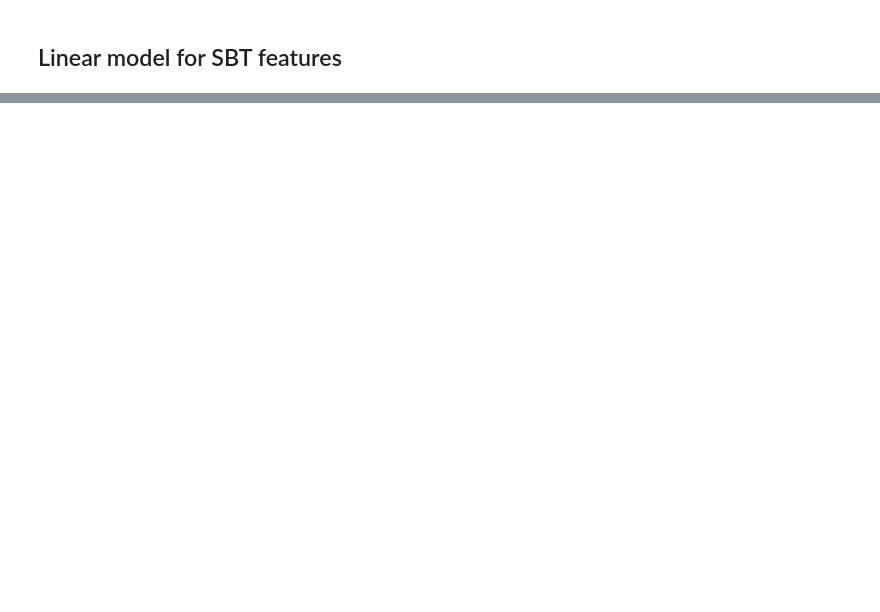
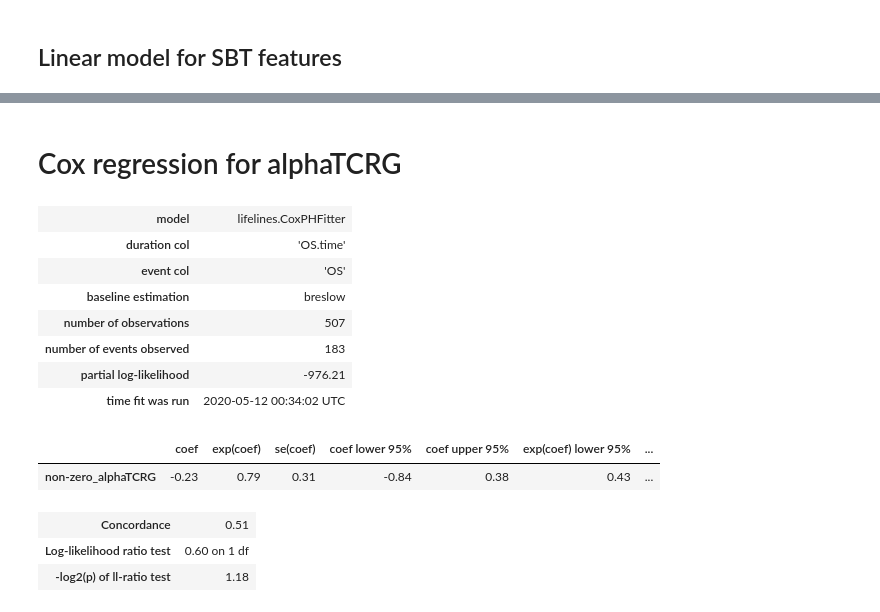
Before and after one commit to Mangul-Lab-USC/SBT_publication, a Jupyter notebook: notebooks/TCGA-LUAD Analysis.ipynb, the cells around one changed output, grey strips where cells are left out. Saved outputs shown, nothing was run; the diff lists cells and outputs as text; code cells hidden in the pictures; blank space fills up the shorter version.

Commit message:
adding cox regression

```diff
--- a/notebooks/TCGA-LUAD Analysis.ipynb
+++ b/notebooks/TCGA-LUAD Analysis.ipynb
@@ -93,0 +98,33 @@ pvalues.round(4)
+# %% [markdown]
+# Cox regression for alphaTCRG
+# %%
+from lifelines import CoxPHFitter
+
+time_ = 'OS.time'
+event_ = 'OS'
+feature = 'alphaTCRG'
+
+data_ = data_with_purity[[time_, event_, feature]]
+
+data_['non-zero_alphaTCRG'] = data_['alphaTCRG'] > 0
+data_['non-zero_alphaTCRG']  = data_['non-zero_alphaTCRG'].astype(int)
+
+data_ = data_[[time_, event_, 'non-zero_alphaTCRG']]
+
+cph = CoxPHFitter()
+cph.fit(data_, duration_col=time_, event_col=event_)
+cph.print_summary()
+# %% [output]
+| model | lifelines.CoxPHFitter |
+| duration col | 'OS.time' |
+| event col | 'OS' |
+| baseline estimation | breslow |
+| number of observations | 507 |
+| number of events observed | 183 |
+| partial log-likelihood | -976.21 |
+| time fit was run | 2020-05-12 00:34:02 UTC |
+|  | coef | exp(coef) | se(coef) | coef lower 95% | coef upper 95% | exp(coef) lower 95% | ... |
+| non-zero_alphaTCRG | -0.23 | 0.79 | 0.31 | -0.84 | 0.38 | 0.43 | ... |
+| Concordance | 0.51 |
+| Log-likelihood ratio test | 0.60 on 1 df |
+| -log2(p) of ll-ratio test | 1.18 |
```
Also changed, not shown: parts of 6 cells of this notebook, 9 other files.
